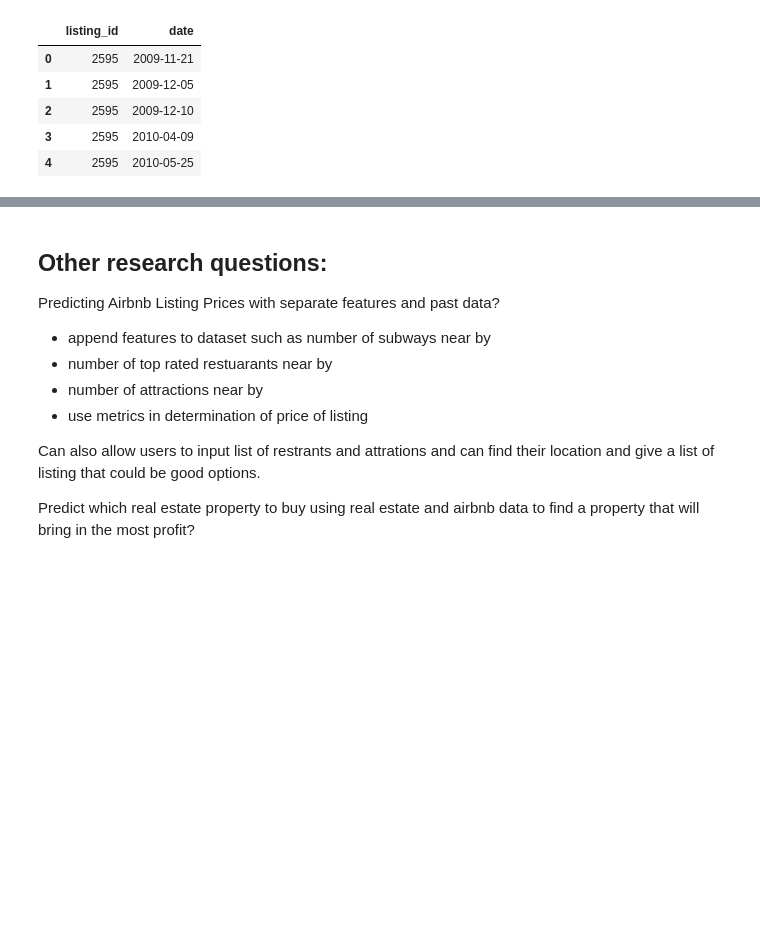
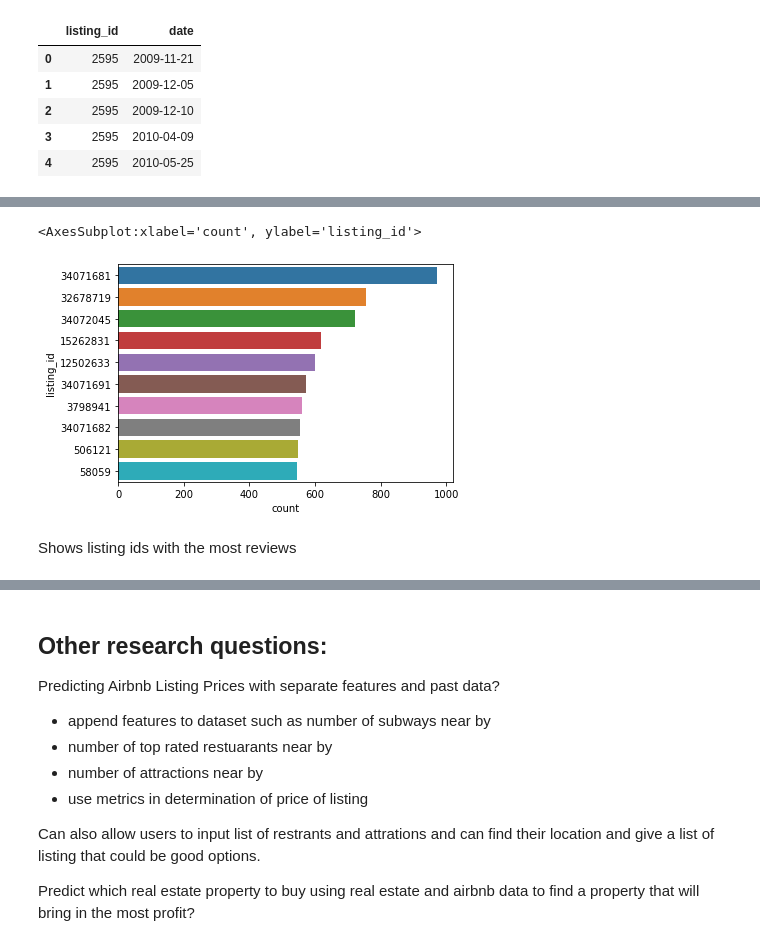
Before and after one commit to Vishnu-Rangiah/Airbnb-Open-Data, a Jupyter notebook: Topic Modeling and Sentiment Analysis.ipynb, the cells around one changed output, grey strips where cells are left out. Drawn from its saved outputs; the diff is of its cells as text; code cells hidden in the pictures; blank space fills up the shorter version.

```diff
--- a/Topic Modeling and Sentiment Analysis.ipynb
+++ b/Topic Modeling and Sentiment Analysis.ipynb
@@ -158,0 +139,7 @@ plt.show()
+# %%
+sns.countplot(data = reviews_d, y = "listing_id", order=reviews_d.listing_id.value_counts().iloc[:10].index)
+# %% [output]
+<AxesSubplot:xlabel='count', ylabel='listing_id'>
+[figure, added]
+# %% [markdown]
+Shows listing ids with the most reviews
```
Also changed, not shown: parts of 38 cells of this notebook, 15 other files.
